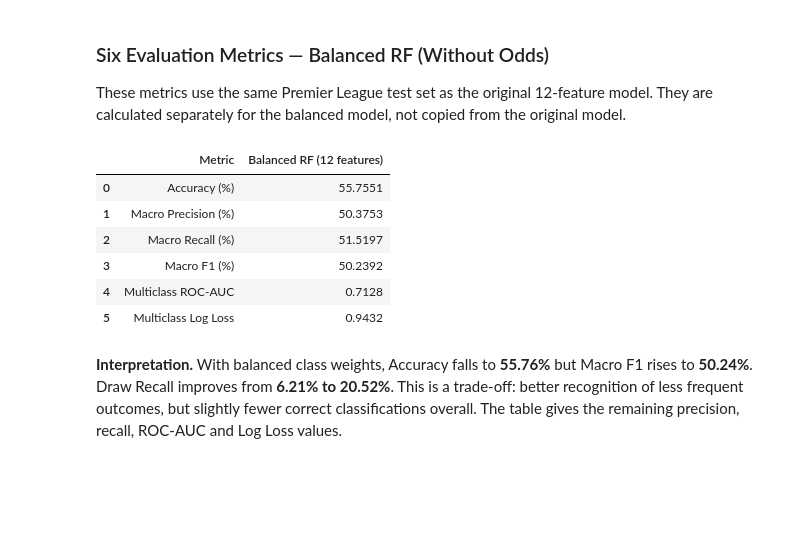
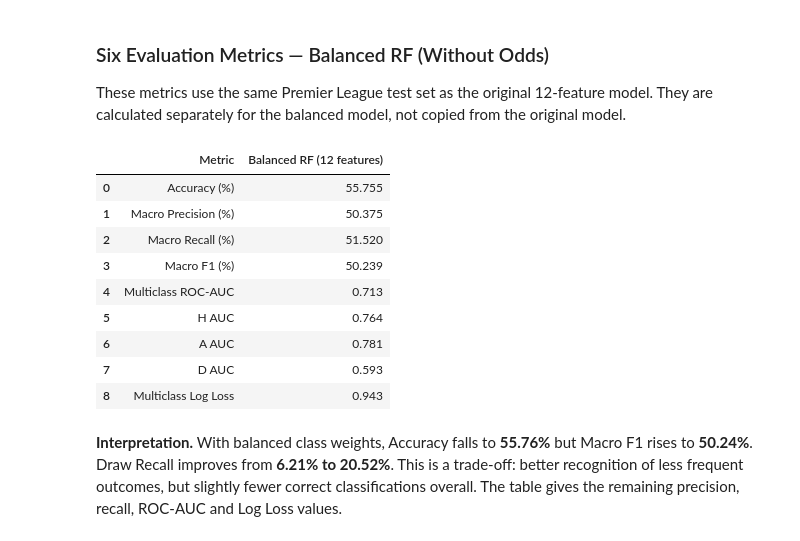
Before and after one commit to MichaelTM15/Sprint-1, a Jupyter notebook: report/3.RandomForest Report .ipynb, the cells around one changed output. Saved outputs shown, nothing was run; the diff lists cells and outputs as text; code cells hidden in the pictures; blank space fills up the shorter version.

```diff
--- a/report/3.RandomForest Report .ipynb
+++ b/report/3.RandomForest Report .ipynb
@@ -528,15 +572,56 @@ display((comparison * 100).round(2))
 
 These metrics use the same Premier League test set as the original 12-feature model. They are calculated separately for the balanced model, not copied from the original model.
 # %%
-balanced_six = show_six_metrics("Balanced RF (12 features)", rf_balanced, X_test, y_test)
+
+# Balanced Random Forest (Without Odds)
+# Six metrics + H, A, D AUC
+
+import numpy as np
+import pandas as pd
+from IPython.display import display
+from sklearn.metrics import roc_auc_score
+
+# 1. Calculate the original six metrics
+balanced_six = six_metric_summary(
+    rf_balanced,
+    X_test,
+    y_test
+)
+
+# 2. Predict probabilities
+proba = rf_balanced.predict_proba(X_test)
+classes = list(rf_balanced.classes_)
+
+# 3. Add Home, Away and Draw AUC
+for cls in ["H", "A", "D"]:
+
+    y_binary = (
+        np.asarray(y_test) == cls
+    ).astype(int)
+
+    balanced_six[f"{cls} AUC"] = roc_auc_score(
+        y_binary,
+        proba[:, classes.index(cls)]
+    )
+
+# 4. Display all nine metrics
+results = pd.DataFrame({
+    "Metric": list(balanced_six.keys()),
+    "Balanced RF (12 features)": list(balanced_six.values())
+})
+
+display(results.round(3))
 # %% [output]
 |  | Metric | Balanced RF (12 features) |
-| 0 | Accuracy (%) | 55.7551 |
-| 1 | Macro Precision (%) | 50.3753 |
-| 2 | Macro Recall (%) | 51.5197 |
-| 3 | Macro F1 (%) | 50.2392 |
-| 4 | Multiclass ROC-AUC | 0.7128 |
-| 5 | Multiclass Log Loss | 0.9432 |
+| 0 | Accuracy (%) | 55.755 |
+| 1 | Macro Precision (%) | 50.375 |
+| 2 | Macro Recall (%) | 51.520 |
+| 3 | Macro F1 (%) | 50.239 |
+| 4 | Multiclass ROC-AUC | 0.713 |
+| 5 | H AUC | 0.764 |
+| 6 | A AUC | 0.781 |
+| 7 | D AUC | 0.593 |
+| 8 | Multiclass Log Loss | 0.943 |
 # %% [markdown]
 **Interpretation.** With balanced class weights, Accuracy falls to **55.76%** but Macro F1 rises to **50.24%**. Draw Recall improves from **6.21% to 20.52%**. This is a trade-off: better recognition of less frequent outcomes, but slightly fewer correct classifications overall. The table gives the remaining precision, recall, ROC-AUC and Log Loss values.
 # %%
```
Also changed, not shown: parts of 11 cells of this notebook.
